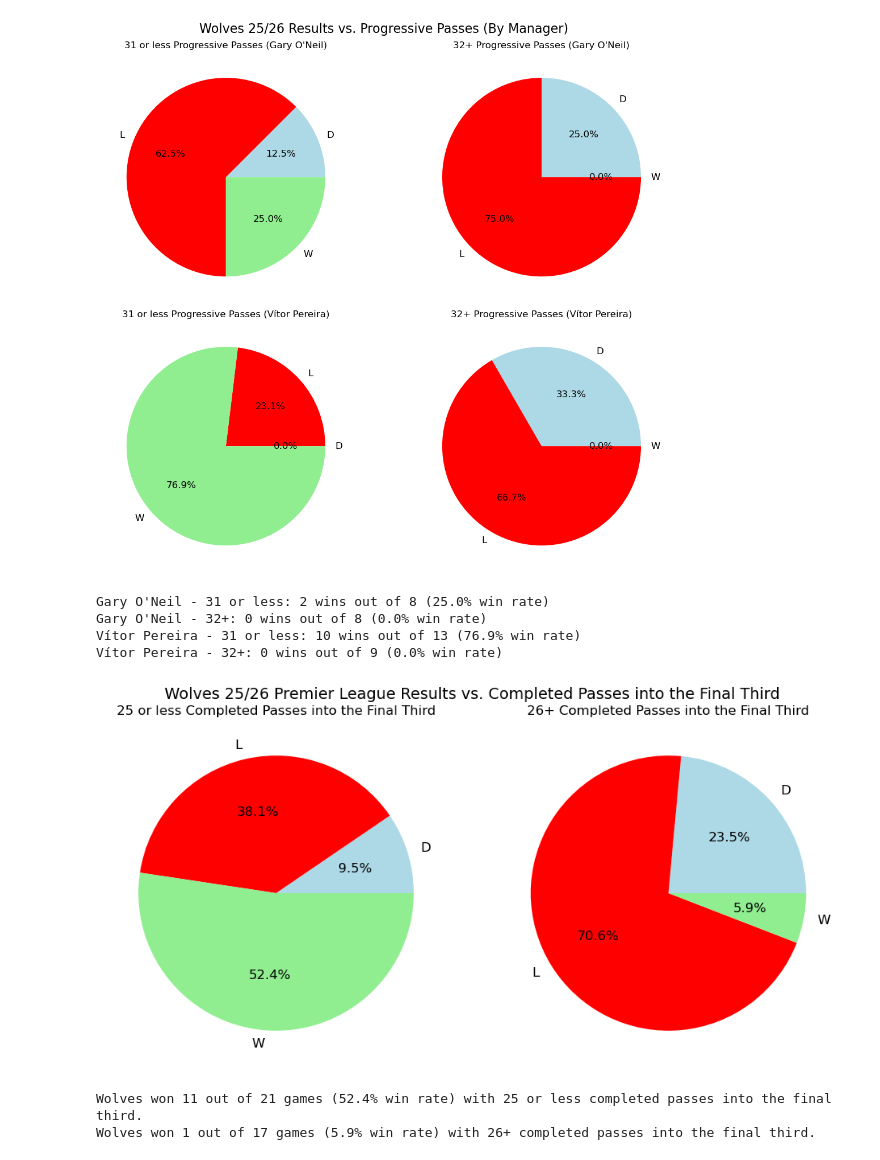
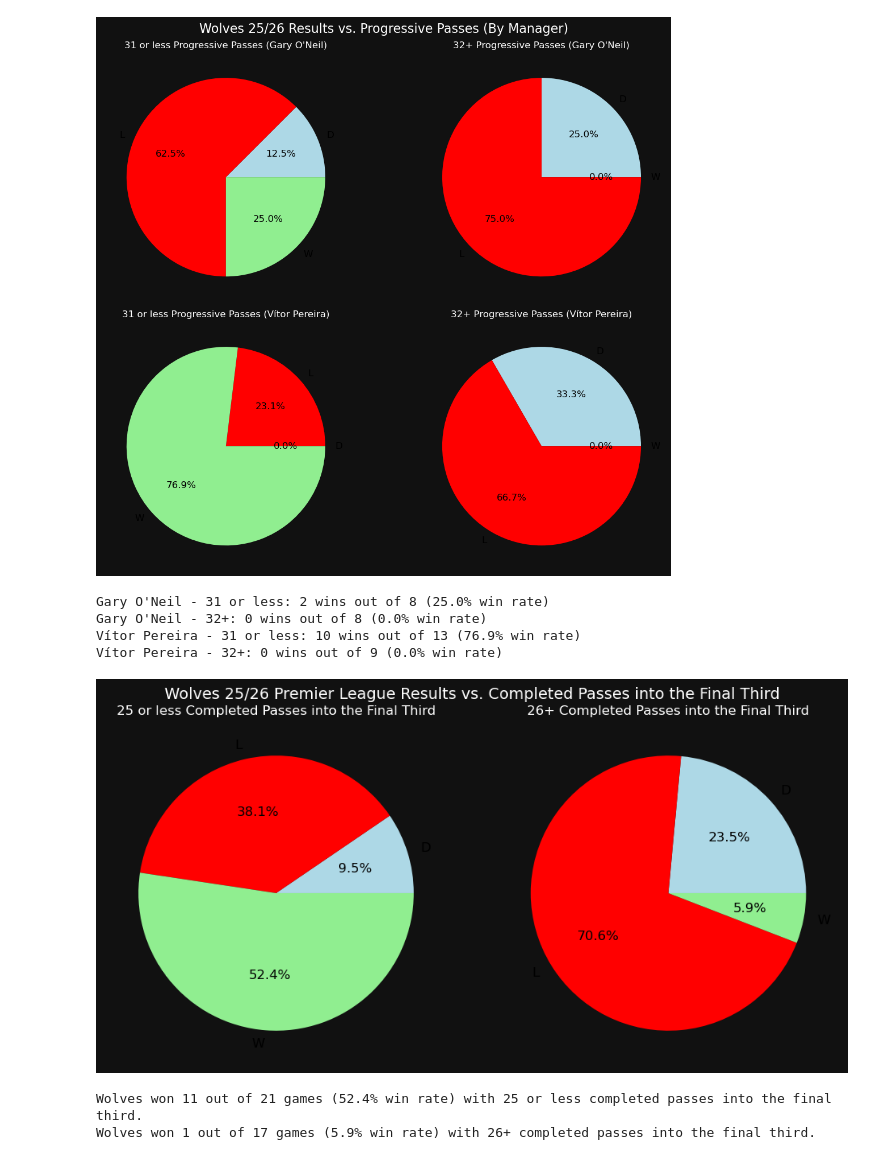
Before and after one commit to derek-chui/Football-Analytics, a Jupyter notebook: wolves1b.ipynb, the cells around one changed output. Saved outputs shown, nothing was run; the diff lists cells and outputs as text; code cells hidden in the pictures.

```diff
--- a/wolves1b.ipynb
+++ b/wolves1b.ipynb
@@ -58,6 +58,18 @@ def analyzeMatch(
 #     filename='wolves_progressive_passes.png'
 # )
 # %%
+plt.style.use('dark_background')
+plt.rcParams.update({
+    'figure.facecolor': '#111111',
+    'axes.facecolor': '#111111',
+    'axes.edgecolor': 'gray',
+    'text.color': 'white',
+    'axes.labelcolor': 'white',
+    'xtick.color': 'white',
+    'ytick.color': 'white',
+    'legend.edgecolor': 'gray',
+})
+
 df_full = pd.read_csv('wolves_passing_matchlogs.csv', header=[0, 1])
 df_full.columns = [''.join(col).strip().replace(' ', '') for col in df_full.columns.values]
 df_full.rename(columns={
@@ -67,34 +79,34 @@ df_full.rename(columns={
 }, inplace=True)
 df_full = df_full[['Result', 'ProgressivePasses', 'Date']]
 df_full['ProgressivePasses'] = pd.to_numeric(df_full['ProgressivePasses'], errors='coerce')
 df_full['Result'] = df_full['Result'].str.strip().str[0]
 df_full['Date'] = pd.to_datetime(df_full['Date'], errors='coerce')
 df_full = df_full[df_full['Result'].isin(['W', 'D', 'L']) & df_full['ProgressivePasses'].notna() & df_full['Date'].notna()]
 cutoff = pd.to_datetime('2024-12-22')
 df_full['Manager'] = df_full['Date'].apply(lambda x: 'Gary O\'Neil' if x < cutoff else 'Vítor Pereira')
 df_full['ProgressivePasses_Range'] = df_full['ProgressivePasses'].apply(lambda x: '31 or less' if x <= 31 else '32+')
 summary_mgr = df_full.groupby(['Manager', 'ProgressivePasses_Range', 'Result']).size().unstack(fill_value=0)
 color_map = {'W': 'lightgreen', 'D': 'lightblue', 'L': 'red'}
 fig, axs = plt.subplots(2, 2, figsize=(12, 10))
 for i, manager in enumerate(['Gary O\'Neil', 'Vítor Pereira']):
     for j, pass_range in enumerate(['31 or less', '32+']):
         row = summary_mgr.loc[(manager, pass_range)]
         ax = axs[i][j]
         ax.pie(row, labels=row.index, autopct='%1.1f%%',
                colors=[color_map.get(res, 'gray') for res in row.index],
                textprops={'color': 'black', 'fontsize': 12})
         ax.set_title(f'{pass_range} Progressive Passes ({manager})')
 plt.suptitle('Wolves 25/26 Results vs. Progressive Passes (By Manager)', fontsize=16)
 plt.tight_layout()
 plt.savefig('wolves_progressive_passes_manager_split.png', dpi=300, bbox_inches='tight')
 plt.show()
 for (manager, pass_range), row in summary_mgr.groupby(level=[0, 1]):
     wins = row.loc[(manager, pass_range)].get('W', 0)
     total = row.loc[(manager, pass_range)].sum()
     win_rate = (wins / total * 100).round(1) if total > 0 else 0.0
     print(f"{manager} - {pass_range}: {wins} wins out of {total} ({win_rate}% win rate)")
 # %% [output]
-[figure, old version]
+[figure, new version]
 Gary O'Neil - 31 or less: 2 wins out of 8 (25.0% win rate)
 Gary O'Neil - 32+: 0 wins out of 8 (0.0% win rate)
 Vítor Pereira - 31 or less: 10 wins out of 13 (76.9% win rate)
@@ -112,7 +124,7 @@ analyzeMatch(
     filename='wolves_final_third_passes.png'
 )
 # %% [output]
-[figure, old version]
+[figure, new version]
 Wolves won 11 out of 21 games (52.4% win rate) with 25 or less completed passes into the final third.
 Wolves won 1 out of 17 games (5.9% win rate) with 26+ completed passes into the final third.
 # %%
```
Also changed, not shown: parts of 2 cells of this notebook, 3 other files.
